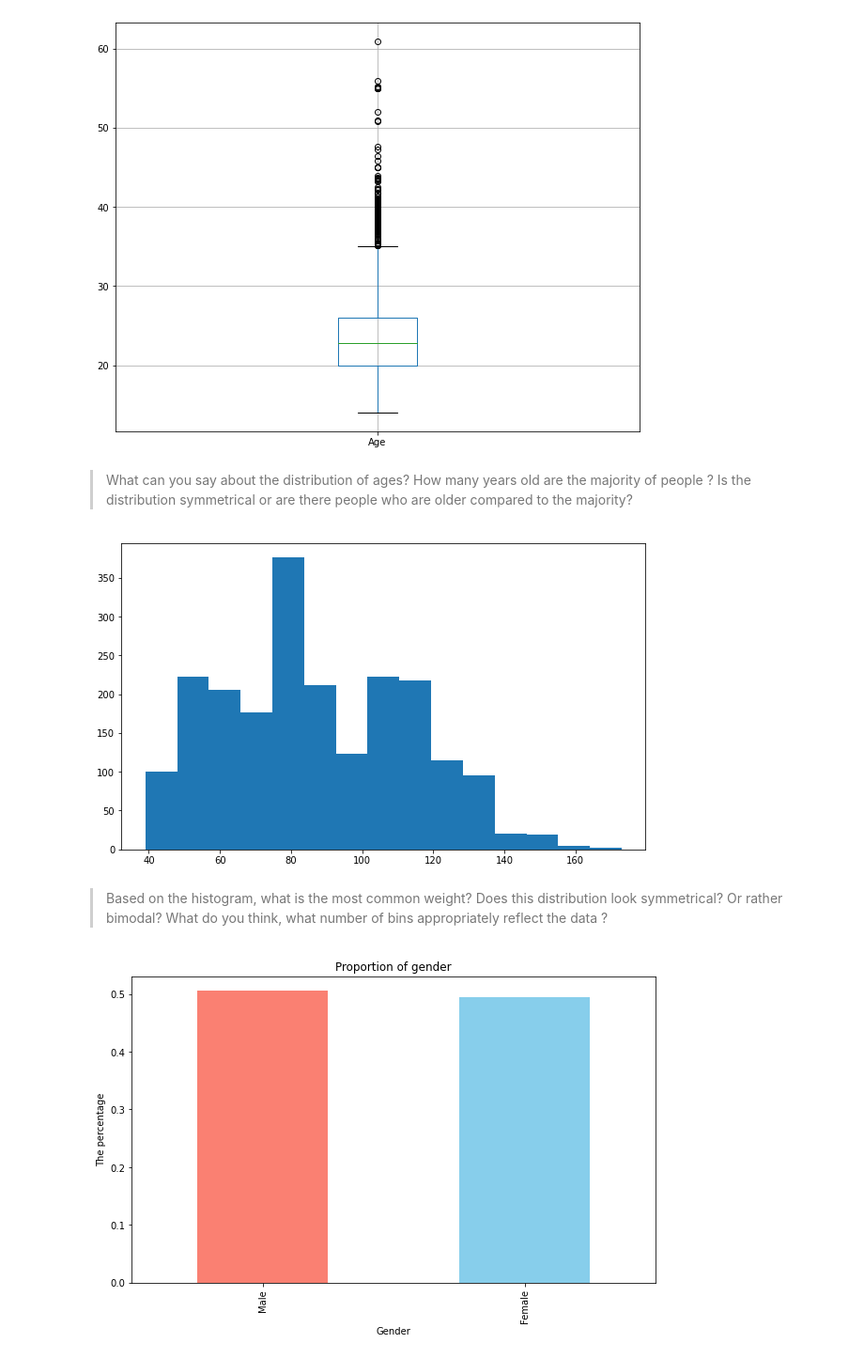
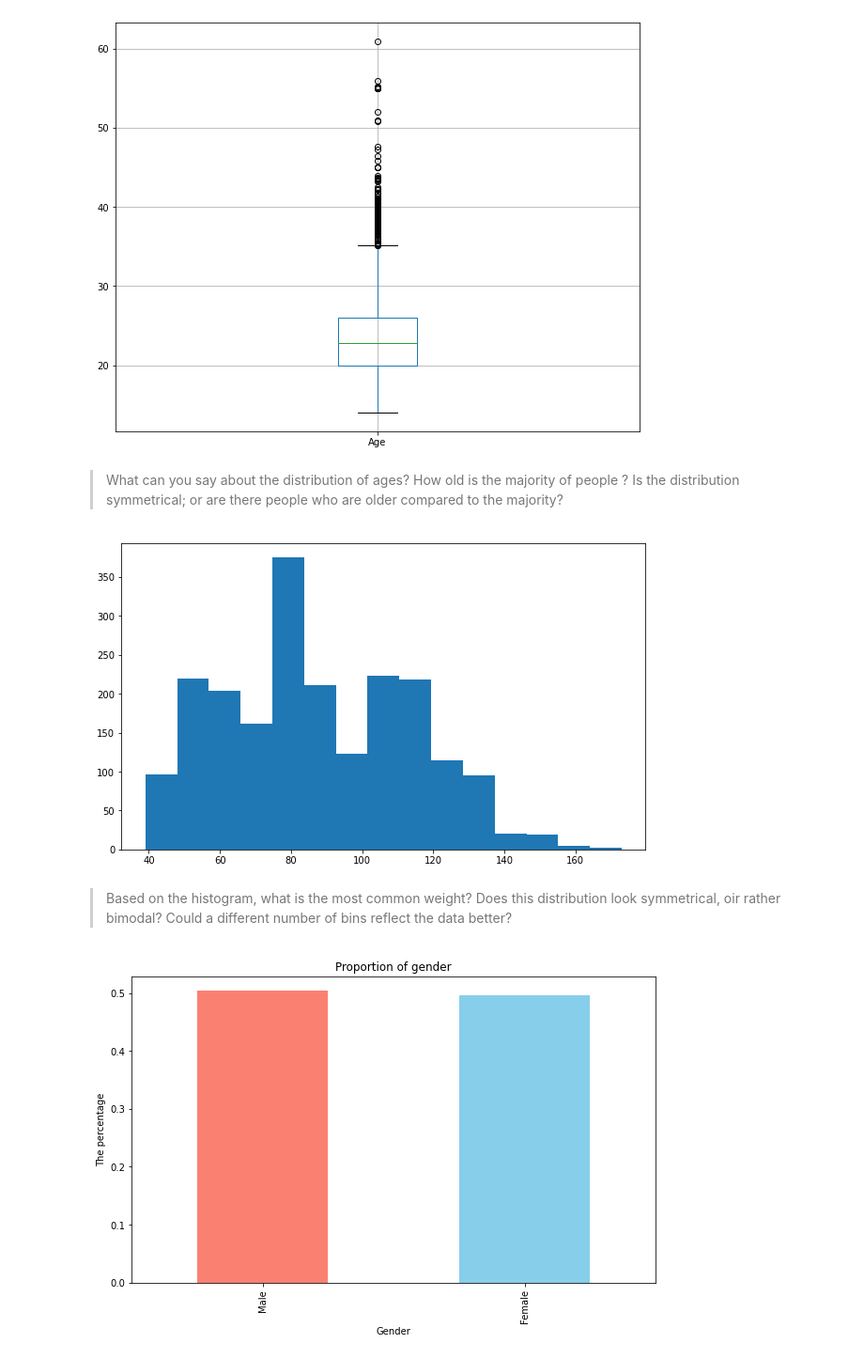
Before and after one commit to zatkopatrik/authentic-data-science, a Jupyter notebook: Jupyter_notebooks/3. Data-Visualization/3_4_5 Visualization with Pandas.ipynb, the cells around one changed output. Shown at 94% size. Saved outputs shown, nothing was run; the diff lists cells and outputs as text; code cells hidden in the pictures.

```diff
--- a/Jupyter_notebooks/3. Data-Visualization/3_4_5 Visualization with Pandas.ipynb
+++ b/Jupyter_notebooks/3. Data-Visualization/3_4_5 Visualization with Pandas.ipynb
@@ -513 +514,4 @@ dtype: int64
+# %%
+# Removing duplicated rows
+data_ob.drop_duplicates(inplace = True)
 # %%
@@ -518,14 +522,15 @@ data_ob.boxplot(column = 'Age',
 # %% [output]
 [figure]
 # %% [markdown]
-> What can you say about the distribution of ages? How many years old are the majority of people ? Is the distribution symmetrical or are there people who are older compared to the majority?
+> What can you say about the distribution of ages? How old is the majority of people ? Is the distribution symmetrical; or are there people who are older compared to the majority?
 # %%
-# TASK >>> Visualize the distribution of 'Weight' variable using a histogram
-#      >>> Disable a grid line
-#      >>> Try to set different numbers of bins
-data_ob.Weight.hist(bins = 15, grid = False);
+# TASK 5 >>> Visualize the distribution of 'Weight' variable using a histogram
+#        >>> Disable a grid line
+#        >>> Try to set different numbers of bins
+data_ob.Weight.hist(bins = 15,
+                    grid = False);
 # %% [output]
-[figure, old version]
+[figure, new version]
 # %% [markdown]
-> Based on the histogram, what is the most common weight? Does this distribution look symmetrical? Or rather bimodal? What do you think, what number of bins appropriately reflect the data ?
+> Based on the histogram, what is the most common weight? Does this distribution look symmetrical, oir rather bimodal? Could a different number of bins reflect the data better?
 # %%
```
Also changed, not shown: parts of 40 cells of this notebook.
